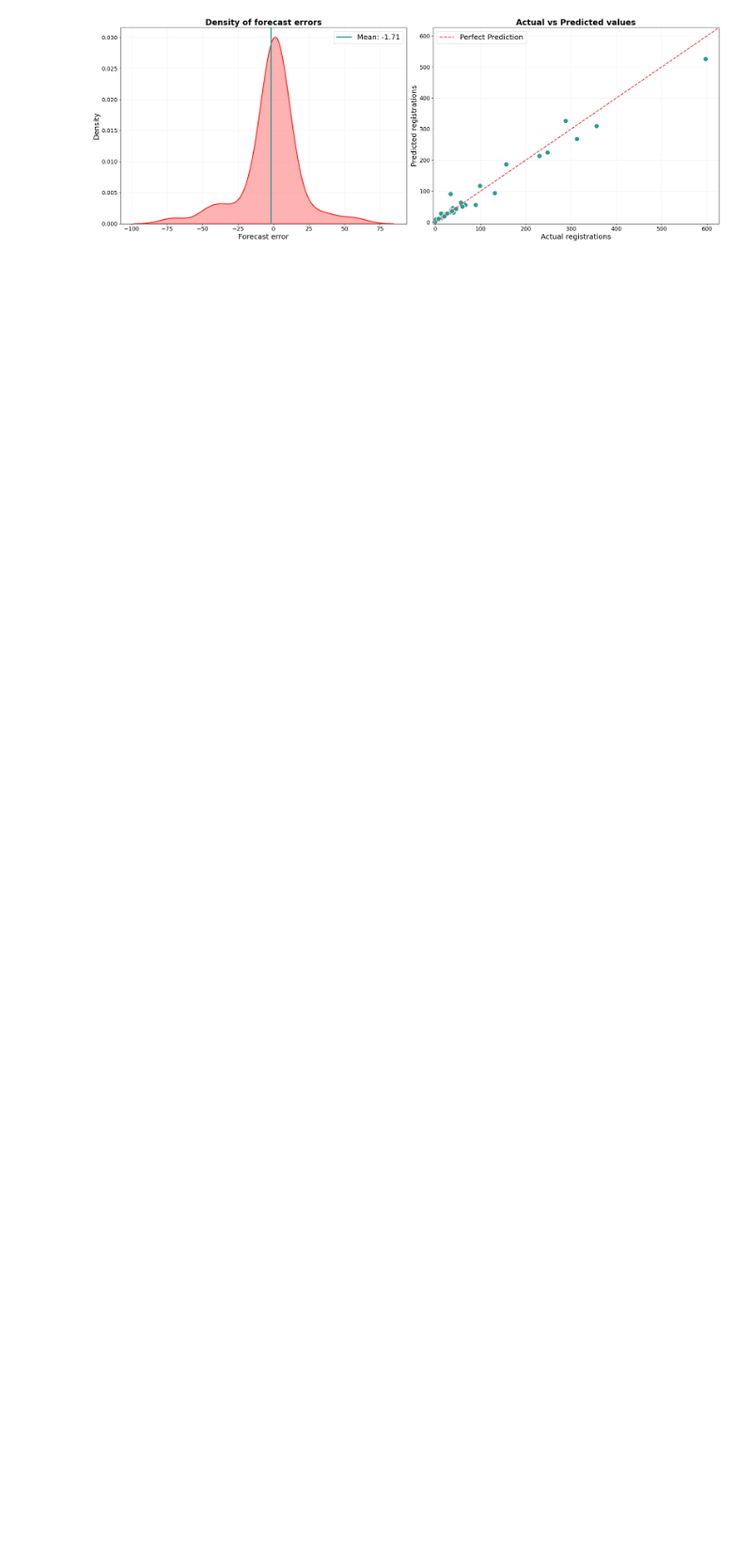
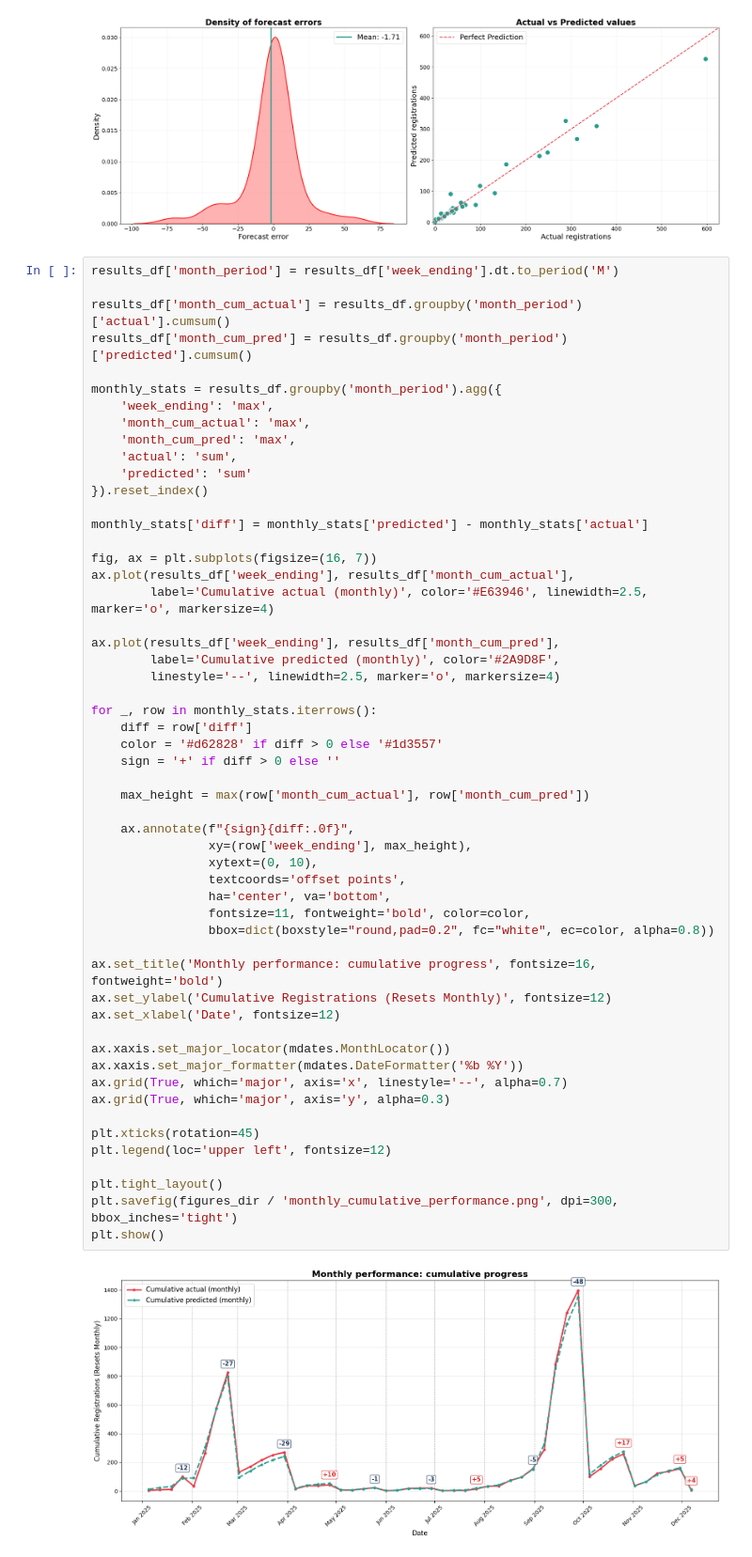
Before and after one commit to franciscopana/M.IA_Time-Series-Forecasting, a Jupyter notebook: result_analysis.ipynb, the cells around one changed output. Shown at 94% size. Cells and saved outputs as stored; diff of their text form; blank space fills up the shorter version.

Commit message:
added monthly cumulative plot and confidence intervals

```diff
--- a/result_analysis.ipynb
+++ b/result_analysis.ipynb
@@ -176,3 +176,59 @@ plt.savefig(figures_dir / 'error_density.png', dpi=300)
 plt.show()
 # %% [output]
 [figure]
+# %%
+results_df['month_period'] = results_df['week_ending'].dt.to_period('M')
+
+results_df['month_cum_actual'] = results_df.groupby('month_period')['actual'].cumsum()
+results_df['month_cum_pred'] = results_df.groupby('month_period')['predicted'].cumsum()
+
+monthly_stats = results_df.groupby('month_period').agg({
+    'week_ending': 'max',
+    'month_cum_actual': 'max',
+    'month_cum_pred': 'max',
+    'actual': 'sum',
+    'predicted': 'sum'
+}).reset_index()
+
+monthly_stats['diff'] = monthly_stats['predicted'] - monthly_stats['actual']
+
+fig, ax = plt.subplots(figsize=(16, 7))
+ax.plot(results_df['week_ending'], results_df['month_cum_actual'],
+        label='Cumulative actual (monthly)', color='#E63946', linewidth=2.5, marker='o', markersize=4)
+
+ax.plot(results_df['week_ending'], results_df['month_cum_pred'],
+        label='Cumulative predicted (monthly)', color='#2A9D8F',
+        linestyle='--', linewidth=2.5, marker='o', markersize=4)
+
+for _, row in monthly_stats.iterrows():
+    diff = row['diff']
+    color = '#d62828' if diff > 0 else '#1d3557'
+    sign = '+' if diff > 0 else ''
+
+    max_height = max(row['month_cum_actual'], row['month_cum_pred'])
+
+    ax.annotate(f"{sign}{diff:.0f}",
+                xy=(row['week_ending'], max_height),
+                xytext=(0, 10),
+                textcoords='offset points',
+                ha='center', va='bottom',
+                fontsize=11, fontweight='bold', color=color,
+                bbox=dict(boxstyle="round,pad=0.2", fc="white", ec=color, alpha=0.8))
+
+ax.set_title('Monthly performance: cumulative progress', fontsize=16, fontweight='bold')
+ax.set_ylabel('Cumulative Registrations (Resets Monthly)', fontsize=12)
+ax.set_xlabel('Date', fontsize=12)
+
+ax.xaxis.set_major_locator(mdates.MonthLocator())
+ax.xaxis.set_major_formatter(mdates.DateFormatter('%b %Y'))
+ax.grid(True, which='major', axis='x', linestyle='--', alpha=0.7)
+ax.grid(True, which='major', axis='y', alpha=0.3)
+
+plt.xticks(rotation=45)
+plt.legend(loc='upper left', fontsize=12)
+
+plt.tight_layout()
+plt.savefig(figures_dir / 'monthly_cumulative_performance.png', dpi=300, bbox_inches='tight')
+plt.show()
+# %% [output]
+[figure, added]
```
Also changed, not shown: parts of 1 cell of this notebook, 2 other files.
